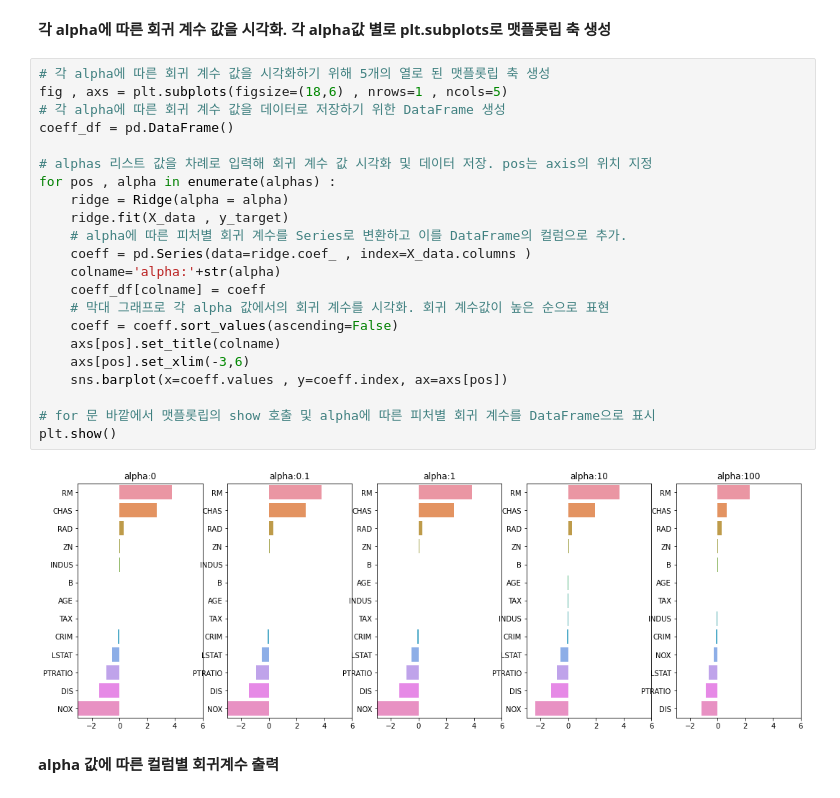
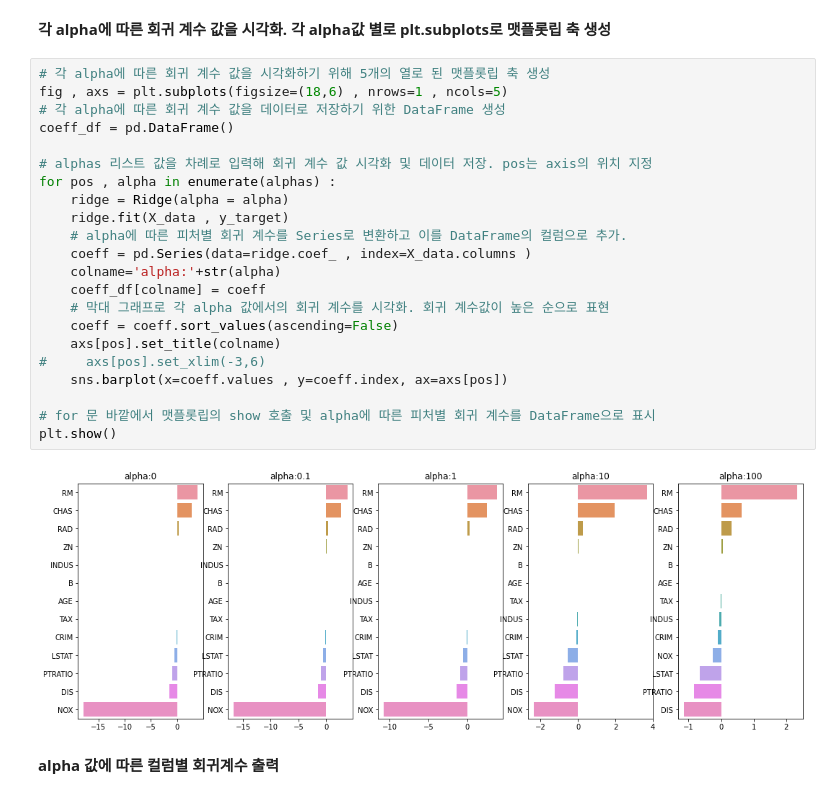
Before and after one commit to sh-cho/machine-learning-study, a Jupyter notebook: inflearn-PerfectGuide/5장/5.3_Gradient_Descent_5.4_LinearModel_5.5_Polynomial_5.6_Regularized_model.ipynb, the cells around one changed output. Saved outputs shown, nothing was run; the diff lists cells and outputs as text.

```diff
--- a/inflearn-PerfectGuide/5장/5.3_Gradient_Descent_5.4_LinearModel_5.5_Polynomial_5.6_Regularized_model.ipynb
+++ b/inflearn-PerfectGuide/5장/5.3_Gradient_Descent_5.4_LinearModel_5.5_Polynomial_5.6_Regularized_model.ipynb
@@ -564,27 +564,27 @@ alpha 100 일 때 5 folds 의 평균 RMSE : 5.330
 # %%
 # 각 alpha에 따른 회귀 계수 값을 시각화하기 위해 5개의 열로 된 맷플롯립 축 생성
 fig , axs = plt.subplots(figsize=(18,6) , nrows=1 , ncols=5)
 # 각 alpha에 따른 회귀 계수 값을 데이터로 저장하기 위한 DataFrame 생성
 coeff_df = pd.DataFrame()
 
 # alphas 리스트 값을 차례로 입력해 회귀 계수 값 시각화 및 데이터 저장. pos는 axis의 위치 지정
 for pos , alpha in enumerate(alphas) :
     ridge = Ridge(alpha = alpha)
     ridge.fit(X_data , y_target)
     # alpha에 따른 피처별 회귀 계수를 Series로 변환하고 이를 DataFrame의 컬럼으로 추가.
     coeff = pd.Series(data=ridge.coef_ , index=X_data.columns )
     colname='alpha:'+str(alpha)
     coeff_df[colname] = coeff
     # 막대 그래프로 각 alpha 값에서의 회귀 계수를 시각화. 회귀 계수값이 높은 순으로 표현
     coeff = coeff.sort_values(ascending=False)
     axs[pos].set_title(colname)
-    axs[pos].set_xlim(-3,6)
+#     axs[pos].set_xlim(-3,6)
     sns.barplot(x=coeff.values , y=coeff.index, ax=axs[pos])
 
 # for 문 바깥에서 맷플롯립의 show 호출 및 alpha에 따른 피처별 회귀 계수를 DataFrame으로 표시
 plt.show()
 # %% [output]
-[figure, old version]
+[figure, new version]
 # %% [markdown]
 **alpha 값에 따른 컬럼별 회귀계수 출력**
 # %%
```
Also changed, not shown: parts of 4 cells of this notebook, 3 other files.
